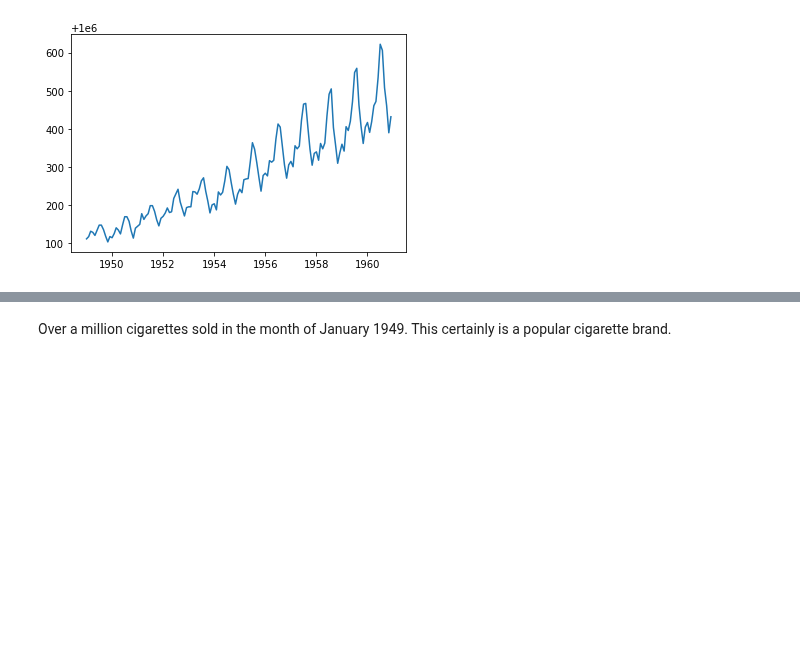
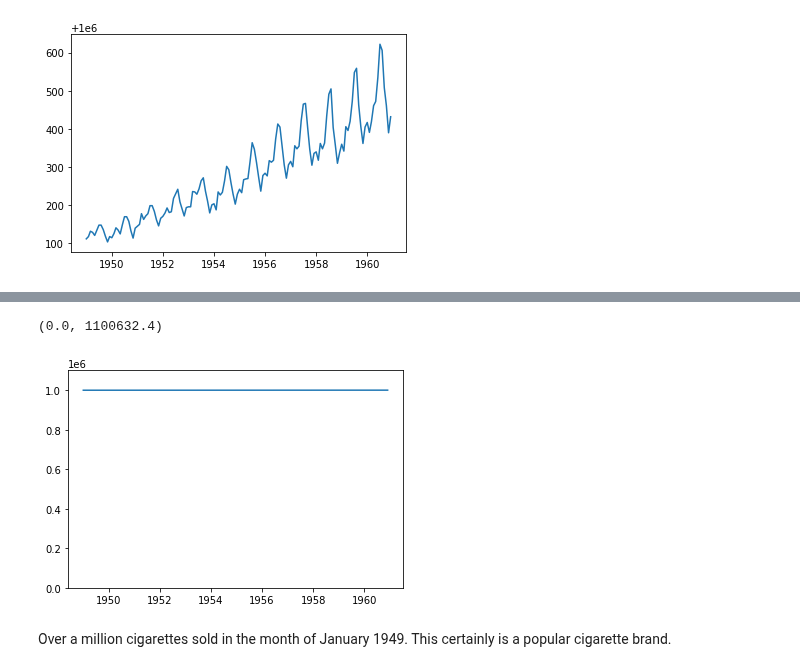
Before and after one commit to pauljacob/mini_projects, a Jupyter notebook: Cowboys&CigrettesCaseStudy/Cowboy Cigarettes Case Study - Tier 3.ipynb, the cells around one changed output, grey strips where cells are left out. Cells and saved outputs as stored; diff of their text form; code cells hidden in the pictures; blank space fills up the shorter version.

```diff
--- a/Cowboys&CigrettesCaseStudy/Cowboy Cigarettes Case Study - Tier 3.ipynb
+++ b/Cowboys&CigrettesCaseStudy/Cowboy Cigarettes Case Study - Tier 3.ipynb
@@ -156,0 +165,7 @@ plt.plot(cigData.index, cigData['#CigSales'])
+# %%
+plt.plot(cigData.index, cigData['#CigSales'])
+#
+plt.ylim(0, cigData['#CigSales'].max() + cigData['#CigSales'].min()*0.1)
+# %% [output]
+(0.0, 1100632.4)
+[figure, added]
```
Also changed, not shown: parts of 28 cells of this notebook.
